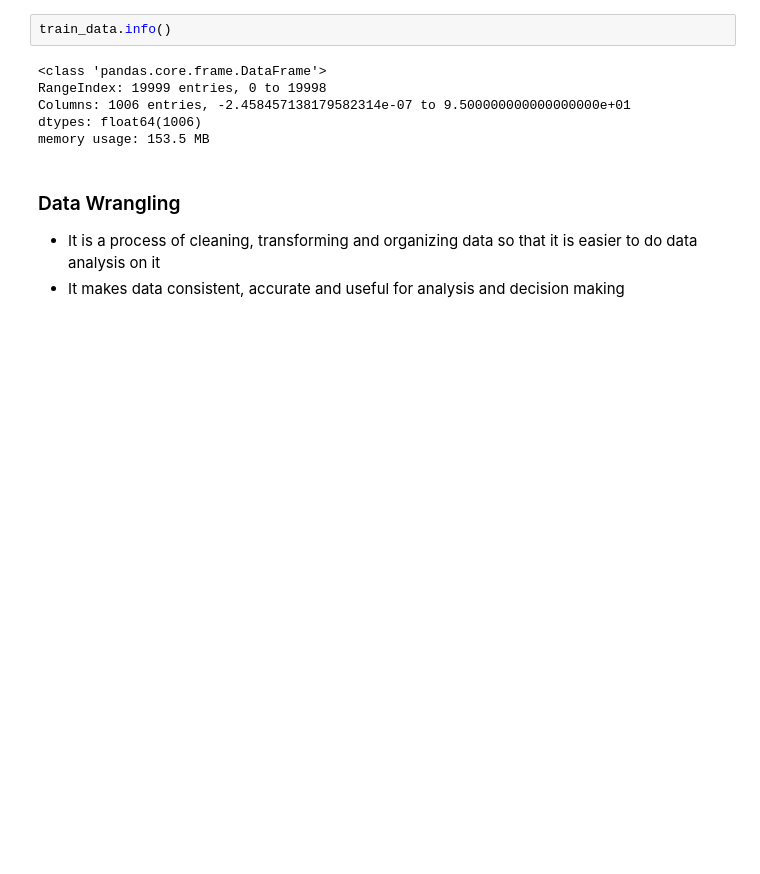
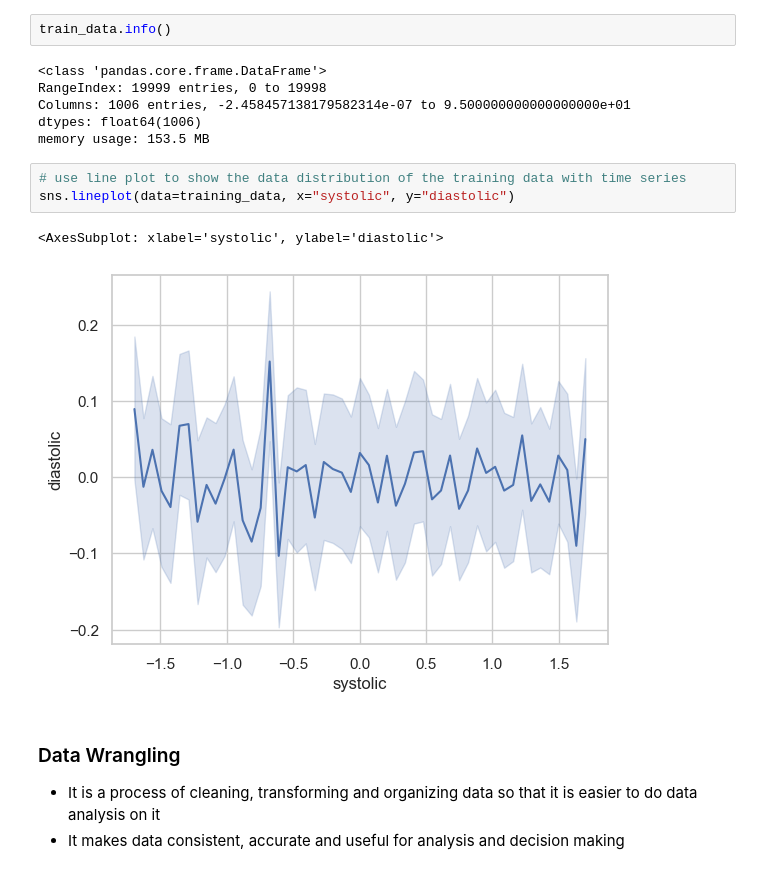
Before and after one commit to rumman-adnan/Assignment-Sensors-Data, a Jupyter notebook: Assignment(sensors)/EDA.ipynb, the cells around one changed output. Cells and saved outputs as stored; diff of their text form; blank space fills up the shorter version.

```diff
--- a/Assignment(sensors)/EDA.ipynb
+++ b/Assignment(sensors)/EDA.ipynb
@@ -185,6 +224,12 @@ RangeIndex: 19999 entries, 0 to 19998
 Columns: 1006 entries, -2.458457138179582314e-07 to 9.500000000000000000e+01
 dtypes: float64(1006)
 memory usage: 153.5 MB
+# %%
+# use line plot to show the data distribution of the training data with time series
+sns.lineplot(data=training_data, x="systolic", y="diastolic")
+# %% [output]
+<AxesSubplot: xlabel='systolic', ylabel='diastolic'>
+[figure, added]
 # %% [markdown]
 ### Data Wrangling
 - It is a process of cleaning, transforming and organizing data so that it is easier to do data analysis on it
```
Also changed, not shown: parts of 20 cells of this notebook.
